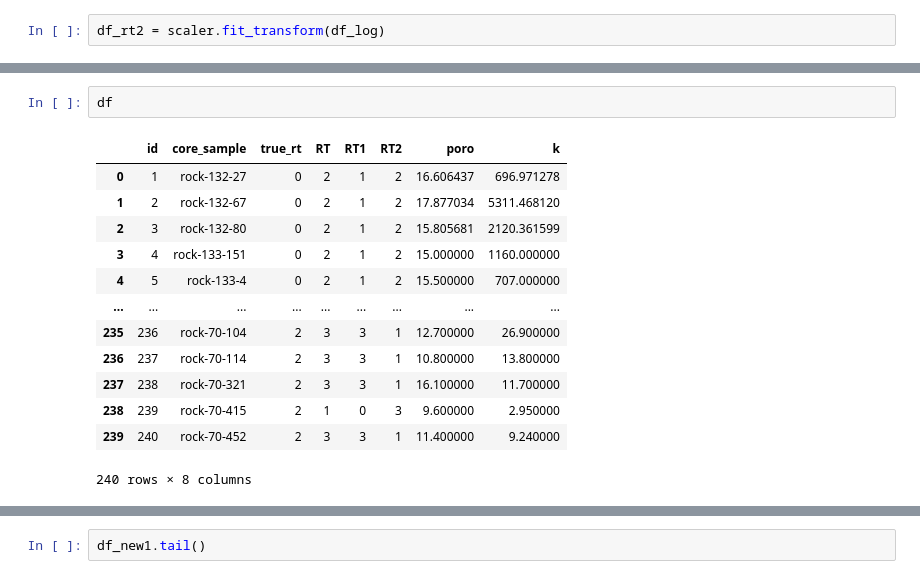
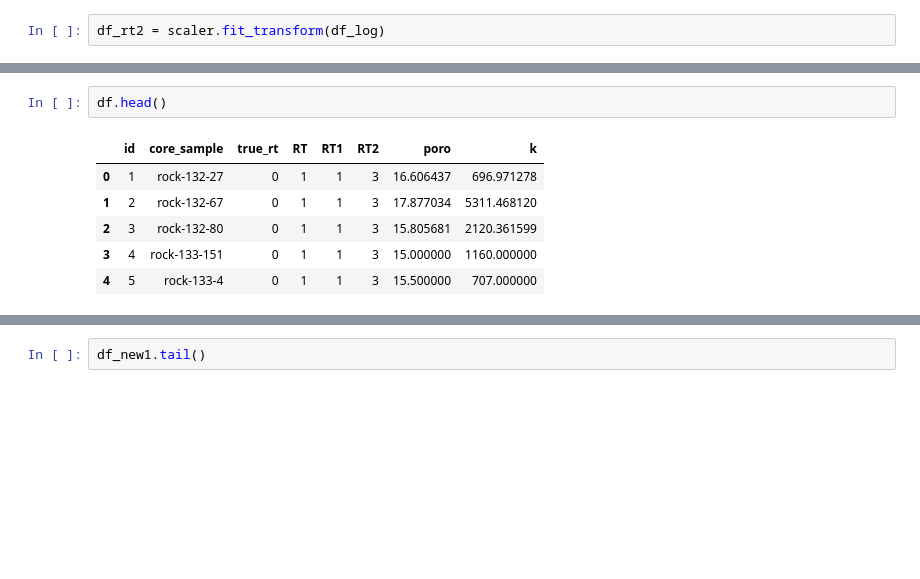
Before and after one commit to perezjgg/PuKnow, a Jupyter notebook: Python/Clustering_RockType_Classification.ipynb, the cells around one changed output, grey strips where cells are left out. Saved outputs shown, nothing was run; the diff lists cells and outputs as text; blank space fills up the shorter version.

```diff
--- a/Python/Clustering_RockType_Classification.ipynb
+++ b/Python/Clustering_RockType_Classification.ipynb
@@ -382,19 +366,12 @@ plt.show()
 # %%
-df
+df.head()
 # %% [output]
 |  | id | core_sample | true_rt | RT | RT1 | RT2 | poro | k |
-| 0 | 1 | rock-132-27 | 0 | 2 | 1 | 2 | 16.606437 | 696.971278 |
-| 1 | 2 | rock-132-67 | 0 | 2 | 1 | 2 | 17.877034 | 5311.468120 |
-| 2 | 3 | rock-132-80 | 0 | 2 | 1 | 2 | 15.805681 | 2120.361599 |
-| 3 | 4 | rock-133-151 | 0 | 2 | 1 | 2 | 15.000000 | 1160.000000 |
-| 4 | 5 | rock-133-4 | 0 | 2 | 1 | 2 | 15.500000 | 707.000000 |
-| ... | ... | ... | ... | ... | ... | ... | ... | ... |
-| 235 | 236 | rock-70-104 | 2 | 3 | 3 | 1 | 12.700000 | 26.900000 |
-| 236 | 237 | rock-70-114 | 2 | 3 | 3 | 1 | 10.800000 | 13.800000 |
-| 237 | 238 | rock-70-321 | 2 | 3 | 3 | 1 | 16.100000 | 11.700000 |
-| 238 | 239 | rock-70-415 | 2 | 1 | 0 | 3 | 9.600000 | 2.950000 |
-| 239 | 240 | rock-70-452 | 2 | 3 | 3 | 1 | 11.400000 | 9.240000 |
+| 0 | 1 | rock-132-27 | 0 | 1 | 1 | 3 | 16.606437 | 696.971278 |
+| 1 | 2 | rock-132-67 | 0 | 1 | 1 | 3 | 17.877034 | 5311.468120 |
+| 2 | 3 | rock-132-80 | 0 | 1 | 1 | 3 | 15.805681 | 2120.361599 |
+| 3 | 4 | rock-133-151 | 0 | 1 | 1 | 3 | 15.000000 | 1160.000000 |
+| 4 | 5 | rock-133-4 | 0 | 1 | 1 | 3 | 15.500000 | 707.000000 |
-240 rows × 8 columns
 # %%
 df["logk"]=np.log(df.k)
 df["logporo"]=np.log(df.poro)
```
Also changed, not shown: parts of 32 cells of this notebook.
